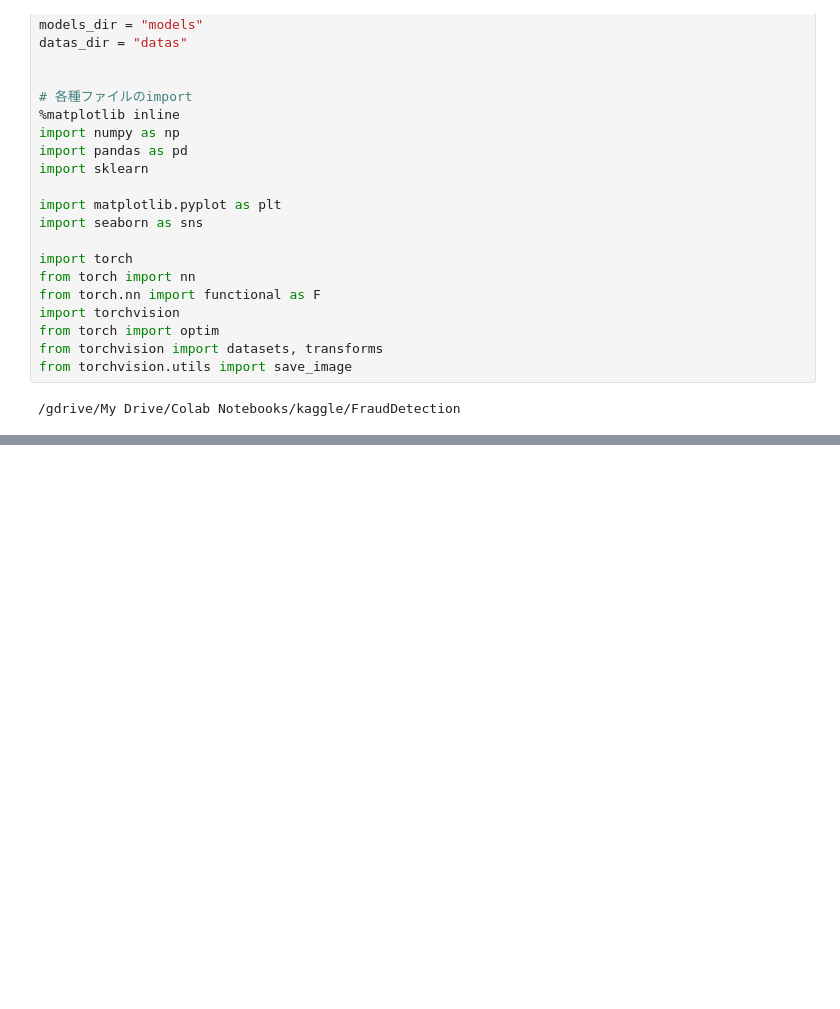
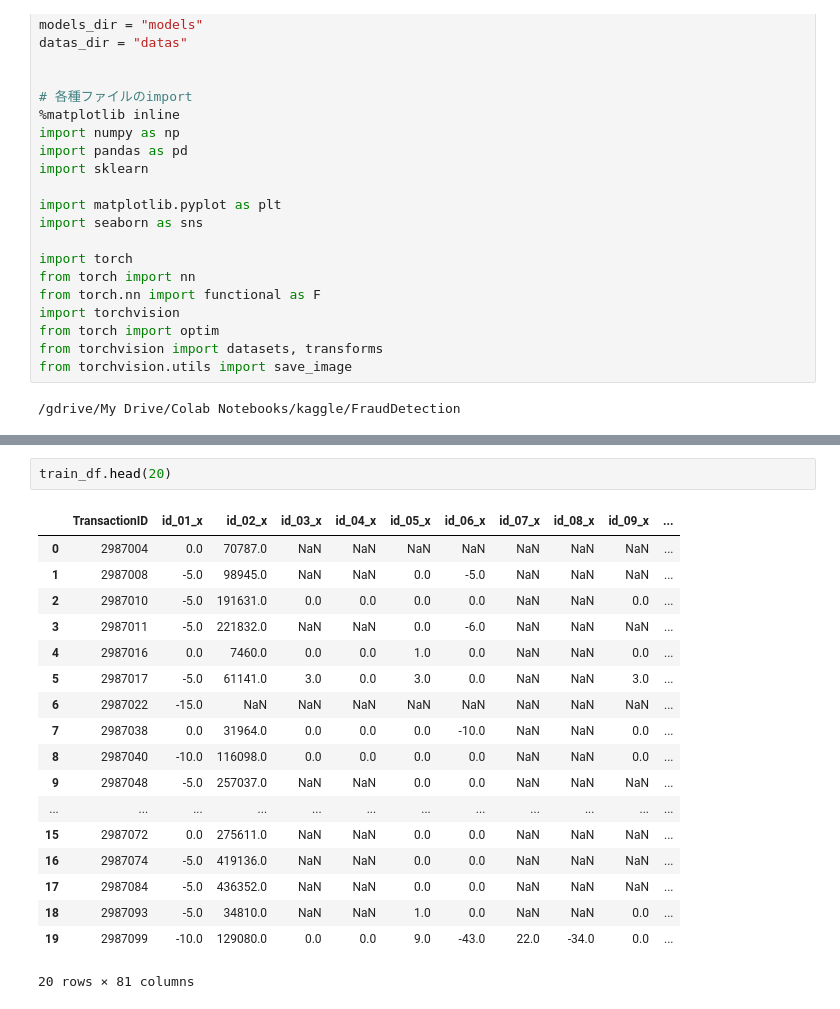
Before and after one commit to arch-yamasaki/FraudDetection, a Jupyter notebook: FraudDetection.ipynb, the cells around one changed output, grey strips where cells are left out. Cells and saved outputs as stored; diff of their text form; blank space fills up the shorter version.

```diff
--- a/FraudDetection.ipynb
+++ b/FraudDetection.ipynb
@@ -74,0 +80,21 @@ train_transaction_df = pd.read_csv("datas/train_identity.csv", engine='python')
+# %%
+train_df.head(20)
+# %% [output]
+|  | TransactionID | id_01_x | id_02_x | id_03_x | id_04_x | id_05_x | id_06_x | id_07_x | id_08_x | id_09_x | ... |
+| 0 | 2987004 | 0.0 | 70787.0 | NaN | NaN | NaN | NaN | NaN | NaN | NaN | ... |
+| 1 | 2987008 | -5.0 | 98945.0 | NaN | NaN | 0.0 | -5.0 | NaN | NaN | NaN | ... |
+| 2 | 2987010 | -5.0 | 191631.0 | 0.0 | 0.0 | 0.0 | 0.0 | NaN | NaN | 0.0 | ... |
+| 3 | 2987011 | -5.0 | 221832.0 | NaN | NaN | 0.0 | -6.0 | NaN | NaN | NaN | ... |
+| 4 | 2987016 | 0.0 | 7460.0 | 0.0 | 0.0 | 1.0 | 0.0 | NaN | NaN | 0.0 | ... |
+| 5 | 2987017 | -5.0 | 61141.0 | 3.0 | 0.0 | 3.0 | 0.0 | NaN | NaN | 3.0 | ... |
+| 6 | 2987022 | -15.0 | NaN | NaN | NaN | NaN | NaN | NaN | NaN | NaN | ... |
+| 7 | 2987038 | 0.0 | 31964.0 | 0.0 | 0.0 | 0.0 | -10.0 | NaN | NaN | 0.0 | ... |
+| 8 | 2987040 | -10.0 | 116098.0 | 0.0 | 0.0 | 0.0 | 0.0 | NaN | NaN | 0.0 | ... |
+| 9 | 2987048 | -5.0 | 257037.0 | NaN | NaN | 0.0 | 0.0 | NaN | NaN | NaN | ... |
+| ... | ... | ... | ... | ... | ... | ... | ... | ... | ... | ... | ... |
+| 15 | 2987072 | 0.0 | 275611.0 | NaN | NaN | 0.0 | 0.0 | NaN | NaN | NaN | ... |
+| 16 | 2987074 | -5.0 | 419136.0 | NaN | NaN | 0.0 | 0.0 | NaN | NaN | NaN | ... |
+| 17 | 2987084 | -5.0 | 436352.0 | NaN | NaN | 0.0 | 0.0 | NaN | NaN | NaN | ... |
+| 18 | 2987093 | -5.0 | 34810.0 | NaN | NaN | 1.0 | 0.0 | NaN | NaN | 0.0 | ... |
+| 19 | 2987099 | -10.0 | 129080.0 | 0.0 | 0.0 | 9.0 | -43.0 | 22.0 | -34.0 | 0.0 | ... |
+20 rows × 81 columns
```
Also changed, not shown: parts of 7 cells of this notebook.
